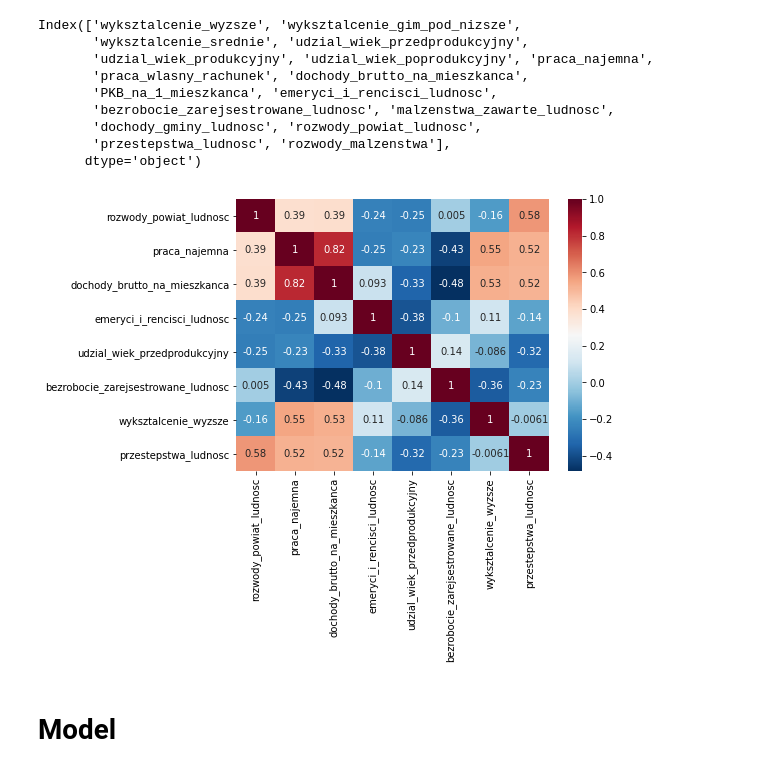
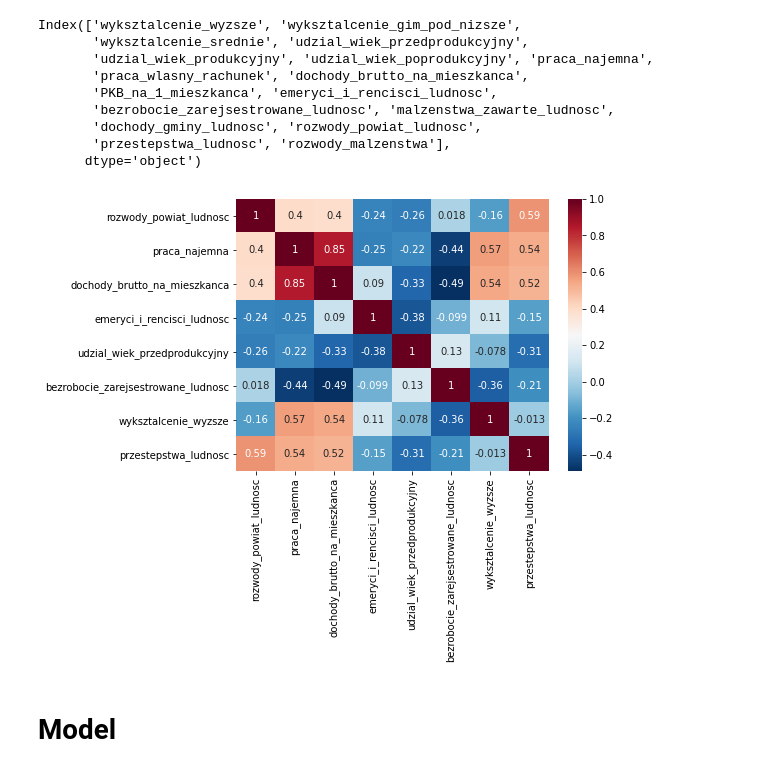
Before and after one commit to MarBry111/Forecast_Election_Poland, a Jupyter notebook: Model_III_MOREparameters.ipynb, the cells around one changed output. Saved outputs shown, nothing was run; the diff lists cells and outputs as text; code cells hidden in the pictures.

```diff
--- a/Model_III_MOREparameters.ipynb
+++ b/Model_III_MOREparameters.ipynb
@@ -1519,9 +1517,9 @@ high_cols = [
 # %%
 %matplotlib inline
 fig, ax = plt.subplots(figsize=(7,5))
-sn.heatmap(pool_stat_df_mm.corr().loc[high_cols,high_cols], annot=True, cmap='RdBu_r')
+sn.heatmap(pool_stat_df_m.corr().loc[high_cols,high_cols], annot=True, cmap='RdBu_r')
 plt.savefig('dane_pdf/dane_stat/corr_between_choosen.pdf',  bbox_inches='tight')
 # %% [output]
-[figure, old version]
+[figure, new version]
 # %%
 # cclumns_to_use
```
Also changed, not shown: parts of 17 cells of this notebook, 3 other files.
